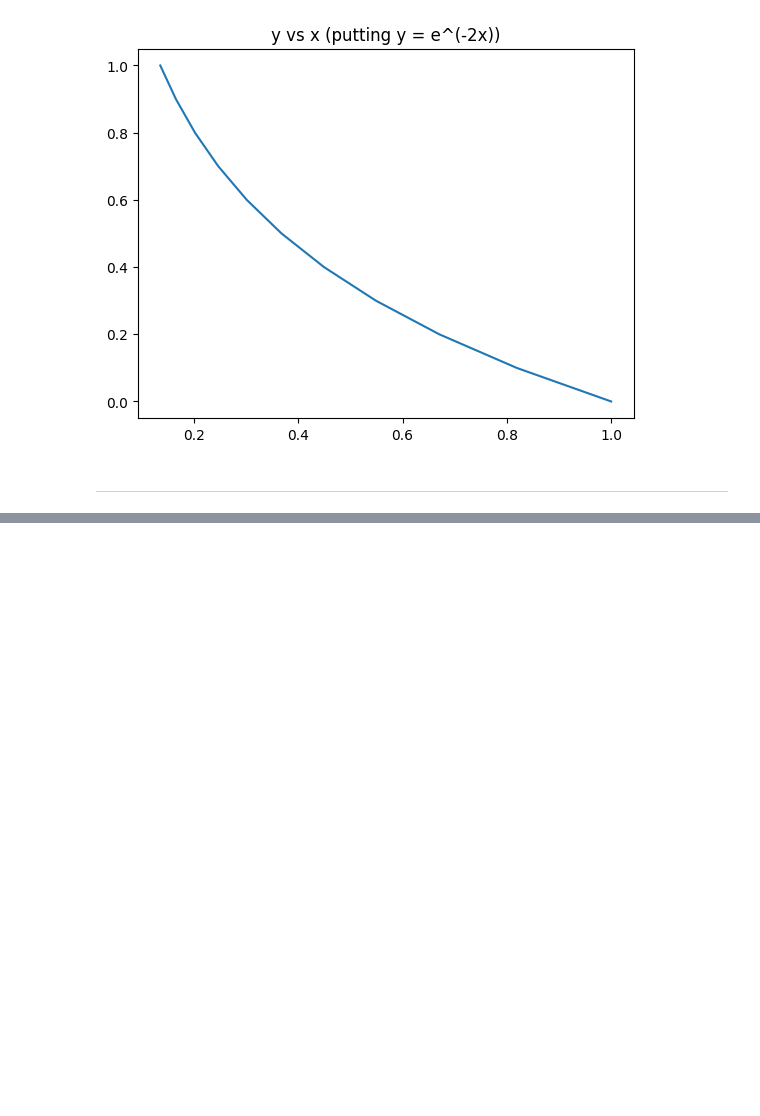
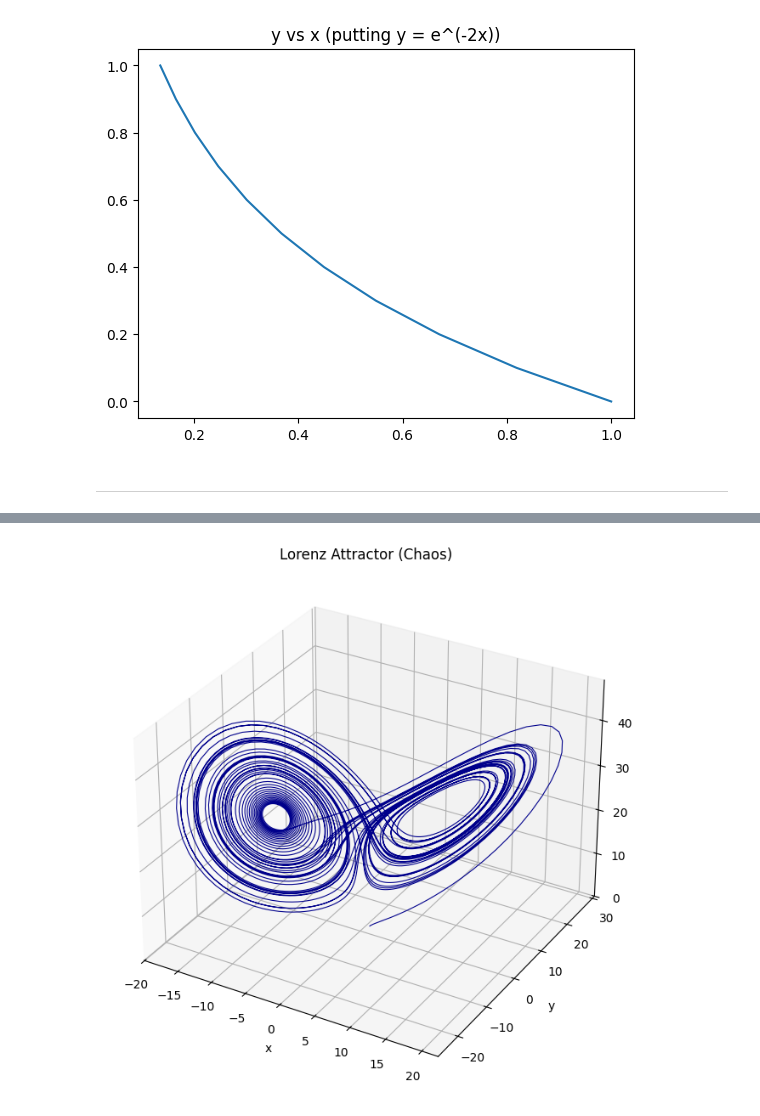
Before and after one commit to Bhar8at/Comphy, a Jupyter notebook: RK4.ipynb, the cells around one changed output, grey strips where cells are left out. Saved outputs shown, nothing was run; the diff lists cells and outputs as text; code cells hidden in the pictures; blank space fills up the shorter version.

```diff
--- a/RK4.ipynb
+++ b/RK4.ipynb
@@ -137,0 +208,85 @@ def rk4_coupled_oscillator(f, y1_0, y2_0, t0, tf, h):
+# %%
+import matplotlib.pyplot as plt
+
+# --- 1. Generic RK4 Solver (Vectorized) ---
+def rk4_solve_system(f, y0, t0, tf, h):
+    """
+    General RK4 solver for a system of ODEs.
+    y0: Initial state vector (can be 1D, 2D, 3D, etc.)
+    """
+    t_points = np.arange(t0, tf + h, h)
+    n_steps = len(t_points)
+
+    # y_points will be an array of shape (n_steps, number_of_variables)
+    y_points = np.zeros((n_steps, len(y0)))
+    y_points[0] = y0
+
+    y = np.array(y0)
+
+    for i in range(n_steps - 1):
+        t = t_points[i]
+
+        # Calculate slopes (k1, k2, k3, k4 will be vectors)
+        k1 = h * f(t, y)
+        k2 = h * f(t + 0.5 * h, y + 0.5 * k1)
+        k3 = h * f(t + 0.5 * h, y + 0.5 * k2)
+        k4 = h * f(t + h, y + k3)
+
+        y = y + (k1 + 2*k2 + 2*k3 + k4) / 6.0
+        y_points[i+1] = y
+
+    return t_points, y_points
+
+# --- 2. Define the Lorenz Equations ---
+def lorenz_deriv(t, state):
+    """
+    Computes the derivatives for the Lorenz system.
+    state: array [x, y, z]
+    Returns: array [x', y', z']
+    """
+    x, y, z = state
+
+    # Parameters given in the slide
+    sigma = 10.0
+    rho   = 28.0
+    beta  = 8.0 / 3.0
+
+    # Equations from the slide
+    dxdt = sigma * (y - x)
+    dydt = x * (rho - z) - y
+    dzdt = x * y - beta * z
+
+    return np.array([dxdt, dydt, dzdt])
+
+# --- 3. Setup and Solve ---
+# Initial conditions: (x, y, z) = (1, 1, 1)
+y0 = [1.0, 1.0, 1.0]
+
+# Time settings: Integrate up to t=50
+t0 = 0
+tf = 50
+h  = 0.01  # Step size (needs to be small for chaotic systems)
+
+# Run the solver
+t_points, solution = rk4_solve_system(lorenz_deriv, y0, t0, tf, h)
+
+# Extract x, y, z for plotting
+x_vals = solution[:, 0]
+y_vals = solution[:, 1]
+z_vals = solution[:, 2]
+
+# --- 4. Plot in 3D ---
+fig = plt.figure(figsize=(10, 8))
+ax = fig.add_subplot(projection='3d')
+
+ax.plot(x_vals, y_vals, z_vals, lw=0.8, color='darkblue')
+
+ax.set_title("Lorenz Attractor (Chaos)")
+ax.set_xlabel("x")
+ax.set_ylabel("y")
+ax.set_zlabel("z")
+
+# Show the plot
+plt.show()
+# %% [output]
+[figure, added]
```
Also changed, not shown: parts of 5 cells of this notebook, 6 other files.
